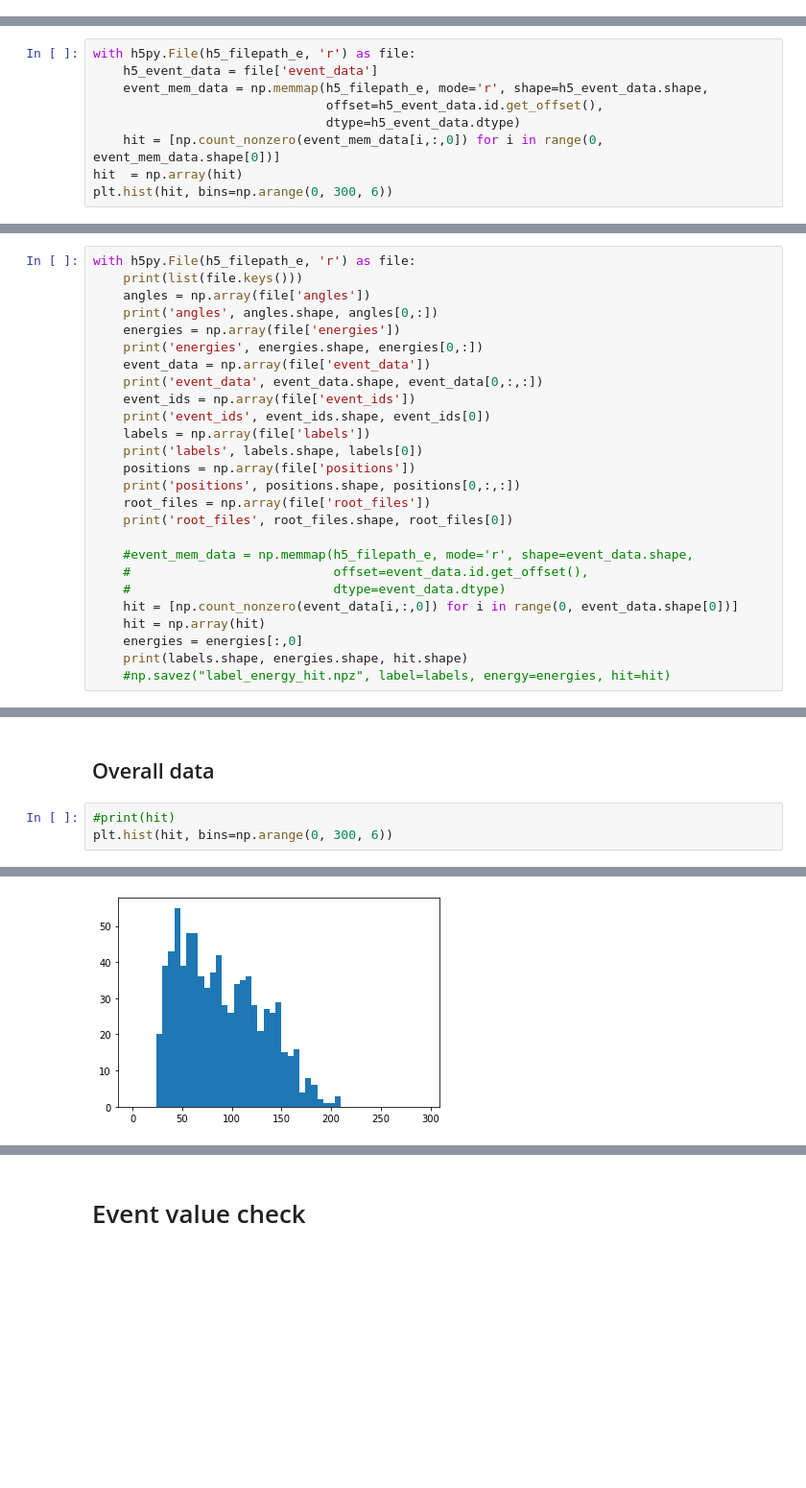
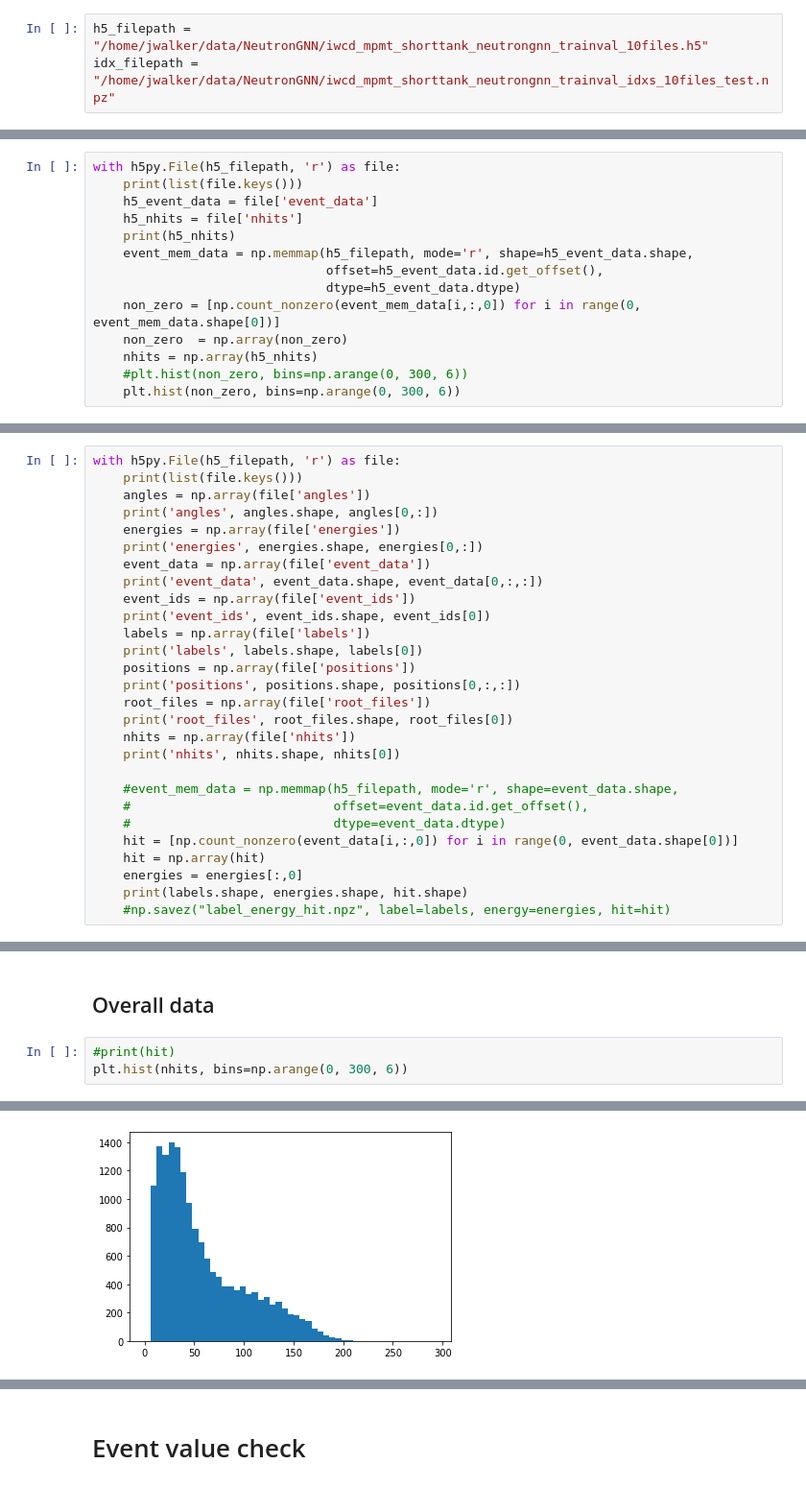
Before and after one commit to WatChMaL/NeutronGNN, a Jupyter notebook: root_utils/verify_h5.ipynb, the cells around one changed output, grey strips where cells are left out. Shown at 96% size. Drawn from its saved outputs; the diff is of its cells as text; blank space fills up the shorter version.

```diff
--- a/root_utils/verify_h5.ipynb
+++ b/root_utils/verify_h5.ipynb
@@ -11,0 +9,3 @@ h5_filepath_n = "neutrons.h5"
+# %%
+h5_filepath = "/home/jwalker/data/NeutronGNN/iwcd_mpmt_shorttank_neutrongnn_trainval_10files.h5"
+idx_filepath = "/home/jwalker/data/NeutronGNN/iwcd_mpmt_shorttank_neutrongnn_trainval_idxs_10files_test.npz"
@@ -12,12 +48,17 @@ h5_filepath_n = "neutrons.h5"
 # %% [markdown]
 # Explore h5 data format
 # %%
-with h5py.File(h5_filepath_e, 'r') as file:
+with h5py.File(h5_filepath, 'r') as file:
+    print(list(file.keys()))
     h5_event_data = file['event_data']
-    event_mem_data = np.memmap(h5_filepath_e, mode='r', shape=h5_event_data.shape,
+    h5_nhits = file['nhits']
+    print(h5_nhits)
+    event_mem_data = np.memmap(h5_filepath, mode='r', shape=h5_event_data.shape,
                                offset=h5_event_data.id.get_offset(),
                                dtype=h5_event_data.dtype)
-    hit = [np.count_nonzero(event_mem_data[i,:,0]) for i in range(0, event_mem_data.shape[0])]
-hit  = np.array(hit)
-plt.hist(hit, bins=np.arange(0, 300, 6))
+    non_zero = [np.count_nonzero(event_mem_data[i,:,0]) for i in range(0, event_mem_data.shape[0])]
+    non_zero  = np.array(non_zero)
+    nhits = np.array(h5_nhits)
+    #plt.hist(non_zero, bins=np.arange(0, 300, 6))
+    plt.hist(non_zero, bins=np.arange(0, 300, 6))
 # %% [output]
@@ -36,5 +68,5 @@ plt.hist(hit, bins=np.arange(0, 300, 6))
 # %%
-with h5py.File(h5_filepath_e, 'r') as file:
+with h5py.File(h5_filepath, 'r') as file:
     print(list(file.keys()))
     angles = np.array(file['angles'])
     print('angles', angles.shape, angles[0,:])
@@ -50,8 +82,10 @@ with h5py.File(h5_filepath_e, 'r') as file:
     print('positions', positions.shape, positions[0,:,:])
     root_files = np.array(file['root_files'])
     print('root_files', root_files.shape, root_files[0])
+    nhits = np.array(file['nhits'])
+    print('nhits', nhits.shape, nhits[0])
 
-    #event_mem_data = np.memmap(h5_filepath_e, mode='r', shape=event_data.shape,
+    #event_mem_data = np.memmap(h5_filepath, mode='r', shape=event_data.shape,
     #                           offset=event_data.id.get_offset(),
     #                           dtype=event_data.dtype)
     hit = [np.count_nonzero(event_data[i,:,0]) for i in range(0, event_data.shape[0])]
@@ -68,5 +115,5 @@ MemoryError: Unable to allocate array with shape (78786, 10184, 2) and data type
 ## Overall data
 # %%
 #print(hit)
-plt.hist(hit, bins=np.arange(0, 300, 6))
+plt.hist(nhits, bins=np.arange(0, 300, 6))
 # %% [output]
@@ -77,7 +129,7 @@ plt.hist(hit, bins=np.arange(0, 300, 6))
  array([  0,   6,  12,  18,  24,  30,  36,  42,  48,  54,  60,  66,  72,
          78,  84,  90,  96, 102, 108, 114, 120, 126, 132, 138, 144, 150,
         156, 162, 168, 174, 180, 186, 192, 198, 204, 210, 216, 222, 228,
         234, 240, 246, 252, 258, 264, 270, 276, 282, 288, 294]),
  <a list of 49 Patch objects>)
-[figure, old version]
+[figure, new version]
 # %%
```
Also changed, not shown: parts of 11 cells of this notebook.
